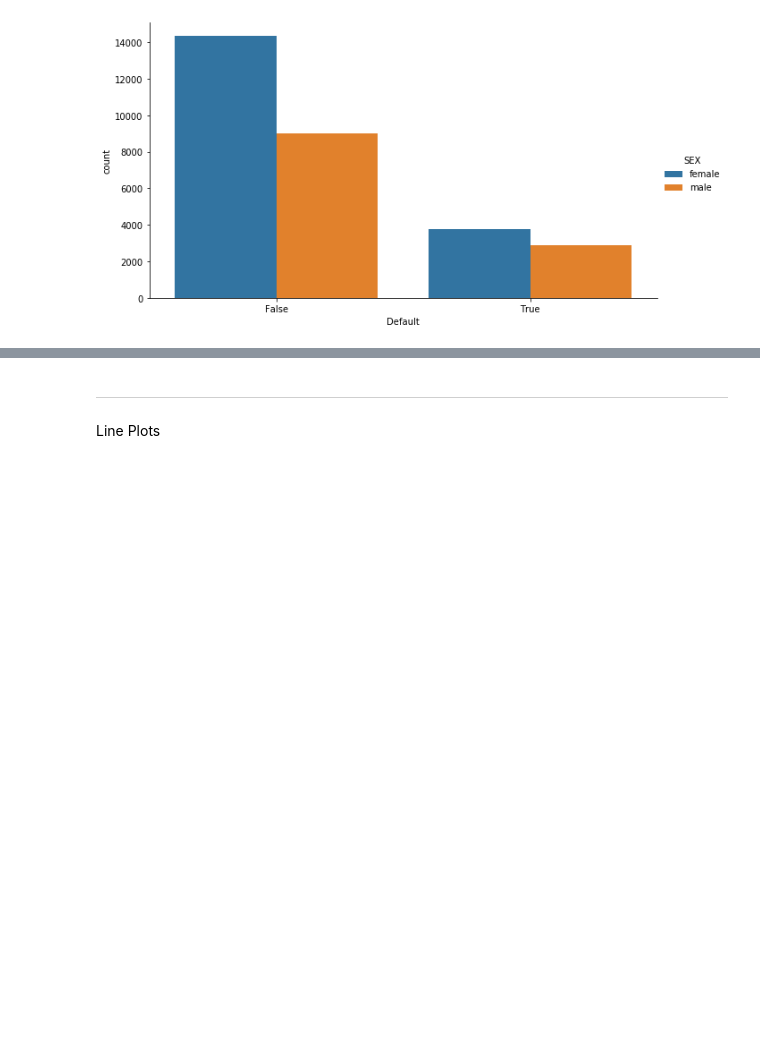
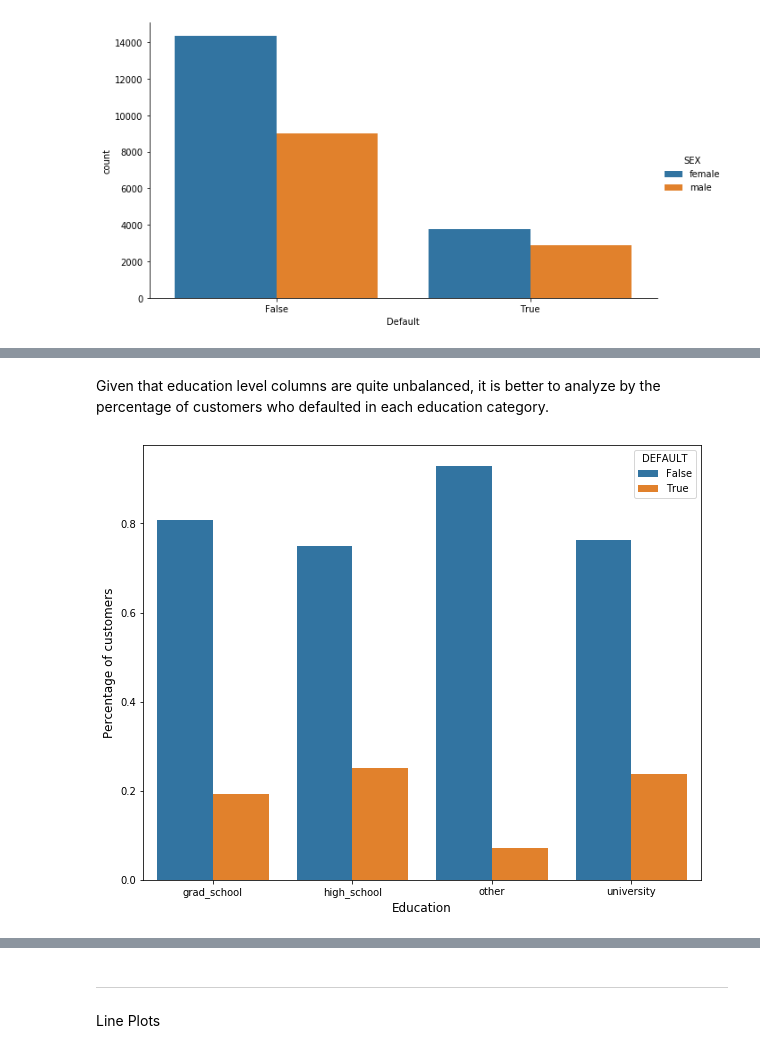
Before and after one commit to evillag/xtol_m5, a Jupyter notebook: T2/EDA_M5T2.ipynb, the cells around one changed output, grey strips where cells are left out. Cells and saved outputs as stored; diff of their text form; code cells hidden in the pictures; blank space fills up the shorter version.

```diff
--- a/T2/EDA_M5T2.ipynb
+++ b/T2/EDA_M5T2.ipynb
@@ -360,0 +388,16 @@ At plain sight, it seems there is some evidence pointing towards males being mor
+# %% [markdown]
+Given that education level columns are quite unbalanced, it is better to analyze by the percentage of customers who defaulted in each education category.
+# %%
+# Show the percentage of defaulted clients per education level
+# Source: https://stackoverflow.com/a/53783773/366771
+
+credit['frequency'] = 0 # a dummy column to refer to
+counts = credit.groupby(['EDUCATION', 'DEFAULT']).count()
+freq_per_group = counts.div(counts.groupby('EDUCATION').transform('sum')).reset_index()
+sns.barplot(x=col, y='frequency', hue='DEFAULT', data=freq_per_group)
+plt.ylabel('Percentage of customers', fontsize=12)
+plt.xlabel('Education', fontsize=12)
+plt.show()
+credit = credit.drop(['frequency'], axis=1)
+# %% [output]
+[figure, added]
```
Also changed, not shown: parts of 5 cells of this notebook.
